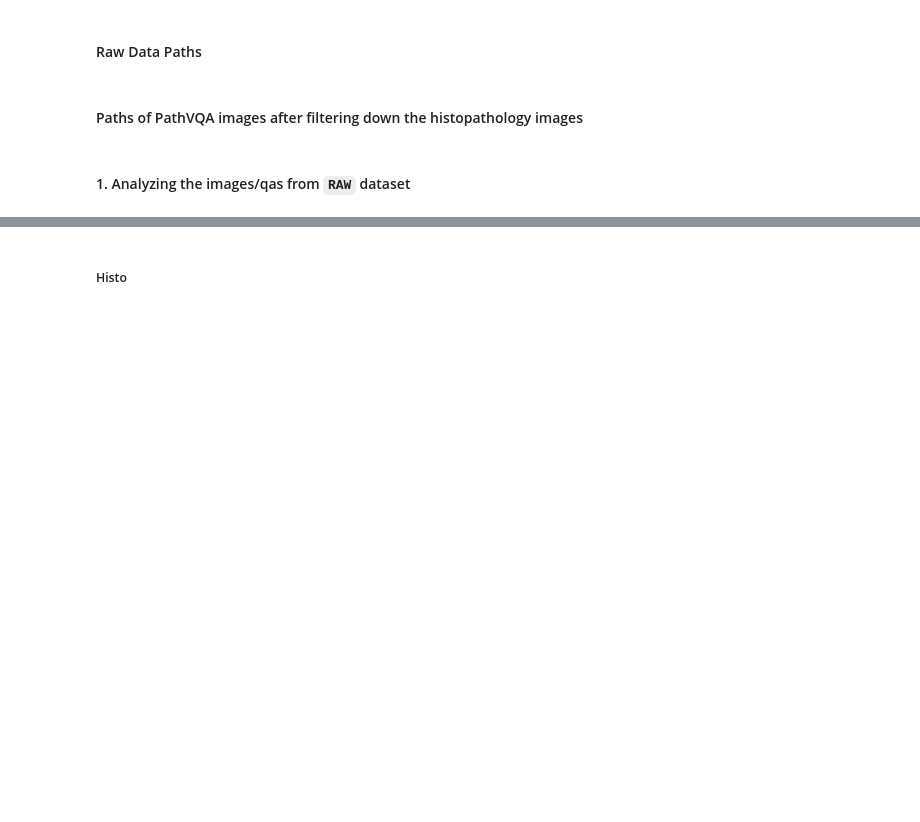
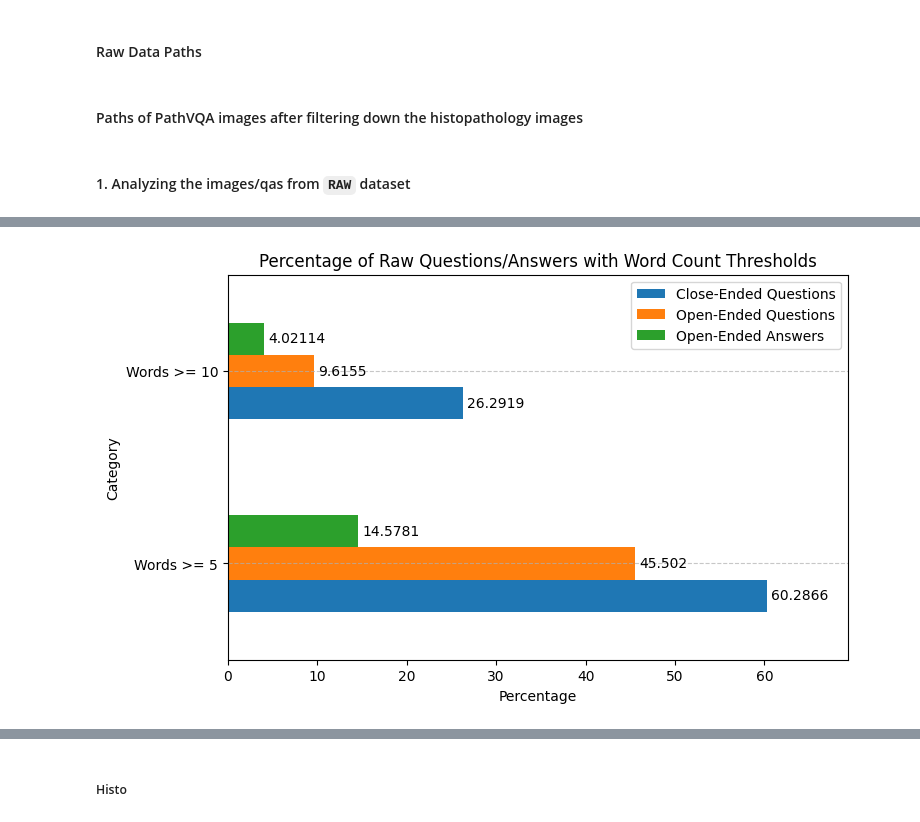
Before and after one commit to embedded-robotics/path-open-data, a Jupyter notebook: pathvqa_raw_data_analysis.ipynb, the cells around one changed output, grey strips where cells are left out. Cells and saved outputs as stored; diff of their text form; code cells hidden in the pictures; blank space fills up the shorter version.

Commit message:
Added all the data

```diff
--- a/pathvqa_raw_data_analysis.ipynb
+++ b/pathvqa_raw_data_analysis.ipynb
@@ -111,2 +121,27 @@ Number of Raw Open-Ended Questions (Words >= 10): 66
 First Word in Raw Open-Ended Questions:  Counter({'what': 13389, 'where': 2157, 'how': 696, 'why': 114, 'when': 51, 'the': 9, 'whose': 7, 'there': 5, 'is': 5, 'one': 4, 'two': 3, 'are': 3, 'infiltrati ...
+# %%
+pvqa_close_ended_questions_words_5_percent = (len(pvqa_close_ended_questions_words_5_combined) / len(pvqa_qas_close_ended_combined)) * 100
+pvqa_open_ended_questions_words_5_percent = (len(pvqa_open_ended_questions_words_5_combined) / len(pvqa_qas_open_ended_combined)) * 100
+pvqa_open_ended_answers_words_5_percent = (len(pvqa_open_ended_answers_words_5_combined) / len(pvqa_qas_open_ended_combined)) * 100
+
+pvqa_close_ended_questions_words_10_percent = (len(pvqa_close_ended_questions_words_10_combined) / len(pvqa_qas_close_ended_combined)) * 100
+pvqa_open_ended_questions_words_10_percent = (len(pvqa_open_ended_questions_words_10_combined) / len(pvqa_qas_open_ended_combined)) * 100
+pvqa_open_ended_answers_words_10_percent = (len(pvqa_open_ended_answers_words_10_combined) / len(pvqa_qas_open_ended_combined)) * 100
+
+df = pd.DataFrame({
+    'Close-Ended Questions': [pvqa_close_ended_questions_words_5_percent, pvqa_close_ended_questions_words_10_percent],
+    'Open-Ended Questions': [pvqa_open_ended_questions_words_5_percent, pvqa_open_ended_questions_words_10_percent],
+    'Open-Ended Answers': [pvqa_open_ended_answers_words_5_percent, pvqa_open_ended_answers_words_10_percent],
+    'Category': ['Words >= 5', 'Words >= 10']
+})
+
+ax = df.plot(x='Category', y=['Close-Ended Questions', 'Open-Ended Questions', 'Open-Ended Answers'], kind='barh', figsize=(8, 5), title='Percentage of Raw Questions/Answers with Word Count Thresholds', xlabel='Percentage', ylabel='Category')
+for container in ax.containers:
+    ax.bar_label(container, padding=3)
+ax.grid(axis='y', linestyle='--', alpha=0.7)
+ax.margins(0.15)
+plt.xticks(rotation=0)
+plt.show()
+# %% [output]
+[figure, added]
 # %%
```
Also changed, not shown: parts of 9 cells of this notebook.
